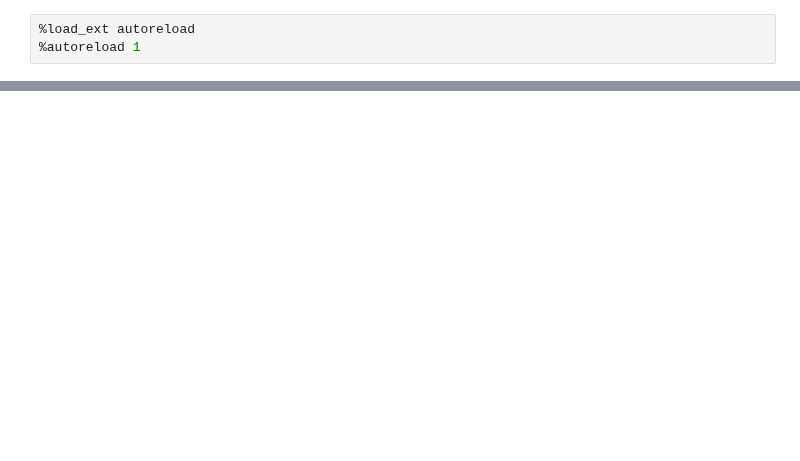
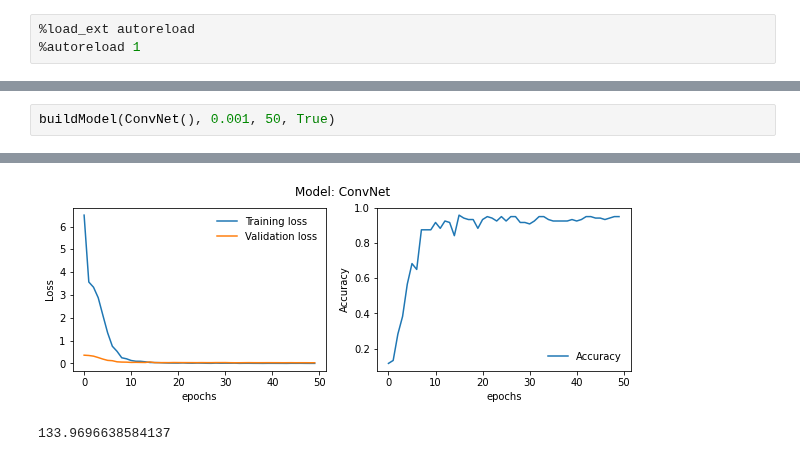
Before and after one commit to omgwenxx/machine_learning, a Jupyter notebook: assignment3/app/template.ipynb, the cells around one changed output, grey strips where cells are left out. Cells and saved outputs as stored; diff of their text form; blank space fills up the shorter version.

```diff
--- a/assignment3/app/template.ipynb
+++ b/assignment3/app/template.ipynb
@@ -58,0 +40,3 @@ i: 90, best_loss. 8588.402
+# %%
+buildModel(ConvNet(), 0.001, 50, True)
+# %% [output]
@@ -58,0 +45,2 @@ i: 90, best_loss. 8588.402
+[figure, added]
+133.9696638584137
```
Also changed, not shown: parts of 17 cells of this notebook, 16 other files.
